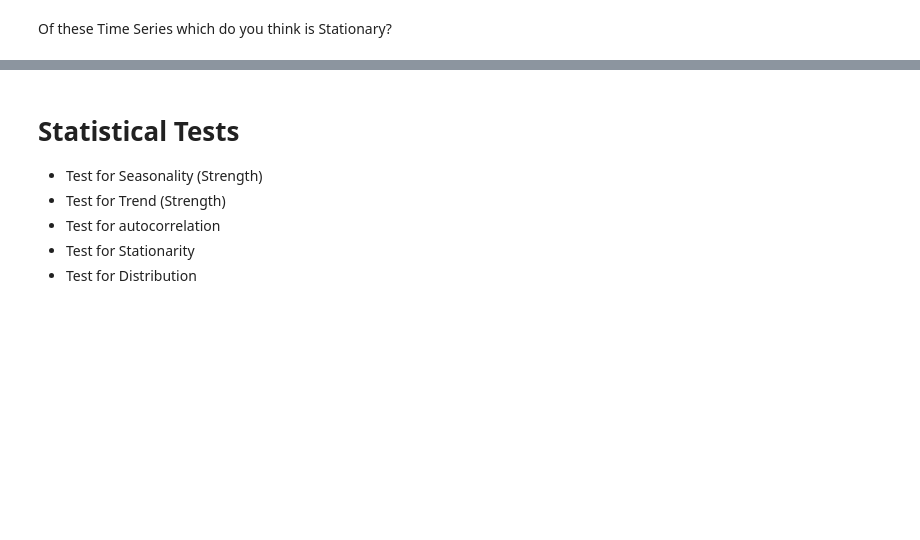
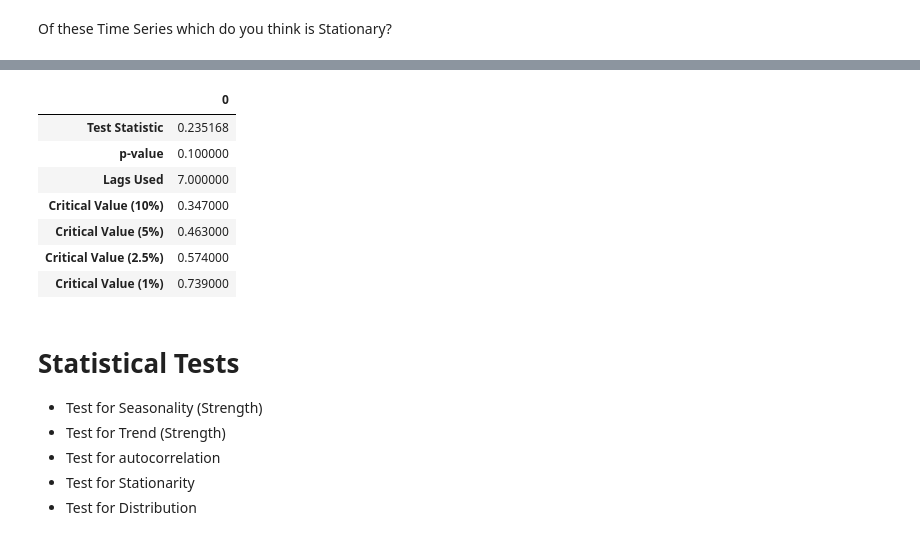
Before and after one commit to ag-ds-bubble/GIDS-2020-Time-Series-Forecasting-Workshop, a Jupyter notebook: Notebooks/05-Time Series Statistical Foundations & Graphics - pt.2.ipynb, the cells around one changed output, grey strips where cells are left out. Saved outputs shown, nothing was run; the diff lists cells and outputs as text; code cells hidden in the pictures; blank space fills up the shorter version.

```diff
--- a/Notebooks/05-Time Series Statistical Foundations & Graphics - pt.2.ipynb
+++ b/Notebooks/05-Time Series Statistical Foundations & Graphics - pt.2.ipynb
@@ -390,3 +533,14 @@ kpss_test(airpassengers_data.Passengers)
+# %%
+kpss_test(usa_cipsu_data.Consumption)
+# %% [output]
+|  | 0 |
+| Test Statistic | 0.235168 |
+| p-value | 0.100000 |
+| Lags Used | 7.000000 |
+| Critical Value (10%) | 0.347000 |
+| Critical Value (5%) | 0.463000 |
+| Critical Value (2.5%) | 0.574000 |
+| Critical Value (1%) | 0.739000 |
 # %% [markdown]
 # Statistical Tests
 
```
Also changed, not shown: parts of 49 cells of this notebook, 6 other files.
